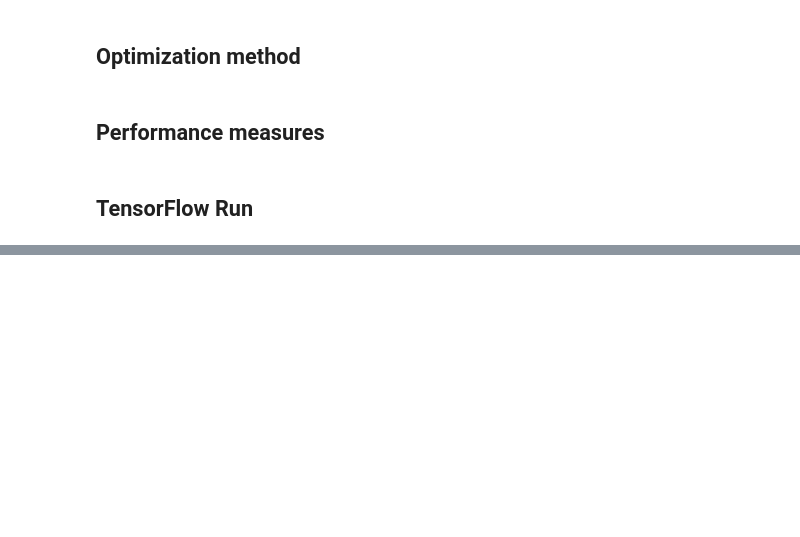
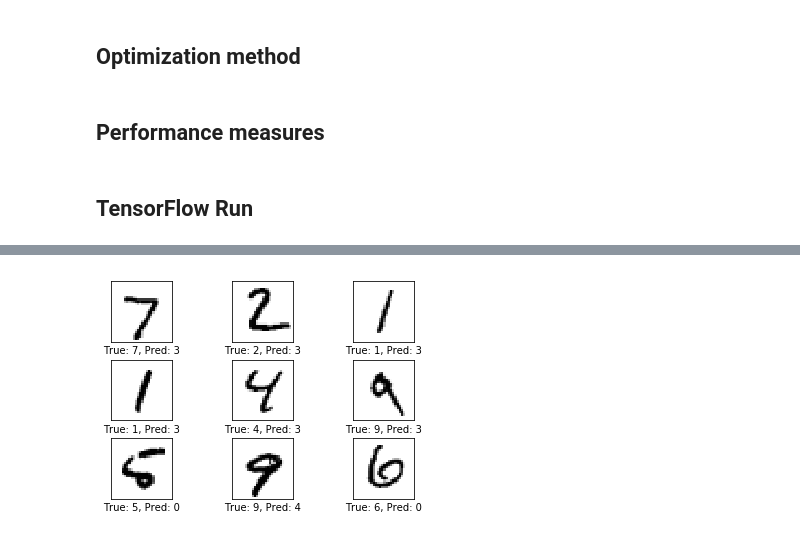
Before and after one commit to SkalskiP/ILearnMachineLearning.py, a Jupyter notebook: TensorFlow Tutorial/Simple Linear Model.ipynb, the cells around one changed output, grey strips where cells are left out. Cells and saved outputs as stored; diff of their text form; code cells hidden in the pictures; blank space fills up the shorter version.

```diff
--- a/TensorFlow Tutorial/Simple Linear Model.ipynb
+++ b/TensorFlow Tutorial/Simple Linear Model.ipynb
@@ -145,0 +291,4 @@ accuracy = tf.reduce_mean(tf.cast(correct_prediction, tf.float32))
+# %%
+plot_example_errors()
+# %% [output]
+[figure, added]
```
Also changed, not shown: parts of 29 cells of this notebook.
